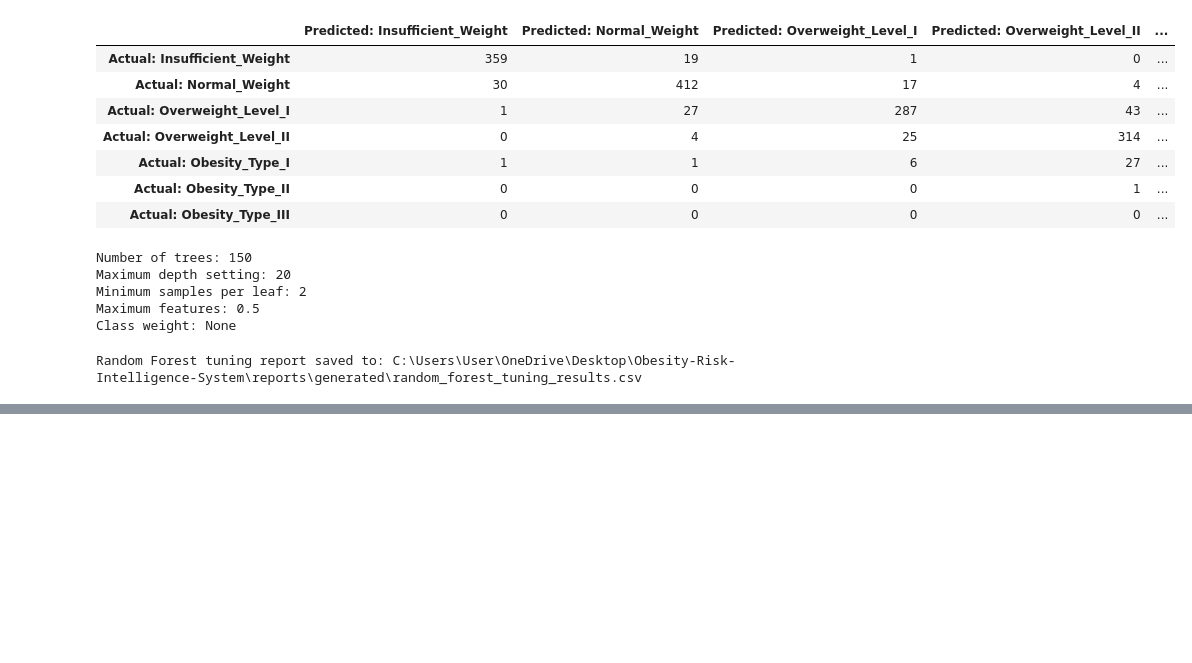
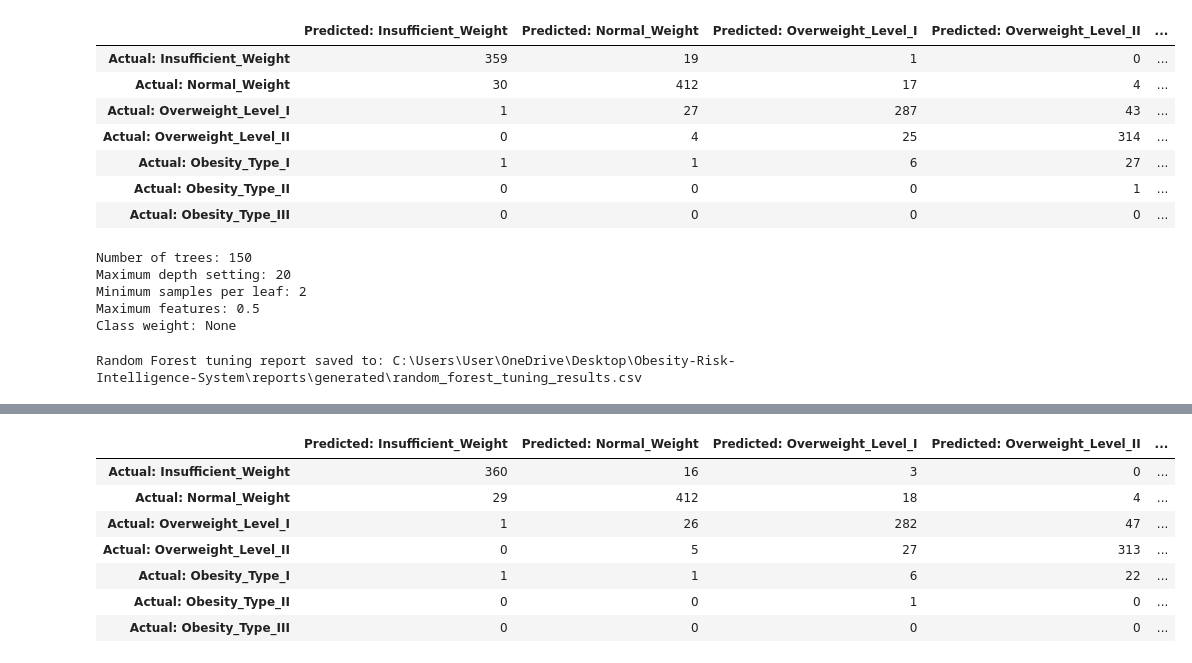
Before and after one commit to SMCodeX7/Obesity-Risk-Intelligence-System, a Jupyter notebook: notebooks/05_model_tuning.ipynb, the cells around one changed output, grey strips where cells are left out. Cells and saved outputs as stored; diff of their text form; code cells hidden in the pictures; blank space fills up the shorter version.

```diff
--- a/notebooks/05_model_tuning.ipynb
+++ b/notebooks/05_model_tuning.ipynb
@@ -1477,0 +2037,33 @@ assert len(y_test) == 3114
+# %%
+tuned_gradient_boosting_confusion_values = (
+    confusion_matrix(
+        y_validation,
+        tuned_gradient_boosting_validation_predictions,
+        labels=CLASS_ORDER,
+    )
+)
+
+tuned_gradient_boosting_confusion_df = (
+    pd.DataFrame(
+        tuned_gradient_boosting_confusion_values,
+        index=[
+            f"Actual: {class_name}"
+            for class_name in CLASS_ORDER
+        ],
+        columns=[
+            f"Predicted: {class_name}"
+            for class_name in CLASS_ORDER
+        ],
+    )
+)
+
+tuned_gradient_boosting_confusion_df
+# %% [output]
+|  | Predicted: Insufficient_Weight | Predicted: Normal_Weight | Predicted: Overweight_Level_I | Predicted: Overweight_Level_II | ... |
+| Actual: Insufficient_Weight | 360 | 16 | 3 | 0 | ... |
+| Actual: Normal_Weight | 29 | 412 | 18 | 4 | ... |
+| Actual: Overweight_Level_I | 1 | 26 | 282 | 47 | ... |
+| Actual: Overweight_Level_II | 0 | 5 | 27 | 313 | ... |
+| Actual: Obesity_Type_I | 1 | 1 | 6 | 22 | ... |
+| Actual: Obesity_Type_II | 0 | 0 | 1 | 0 | ... |
+| Actual: Obesity_Type_III | 0 | 0 | 0 | 0 | ... |
```
Also changed, not shown: parts of 23 cells of this notebook, 1 other file.
